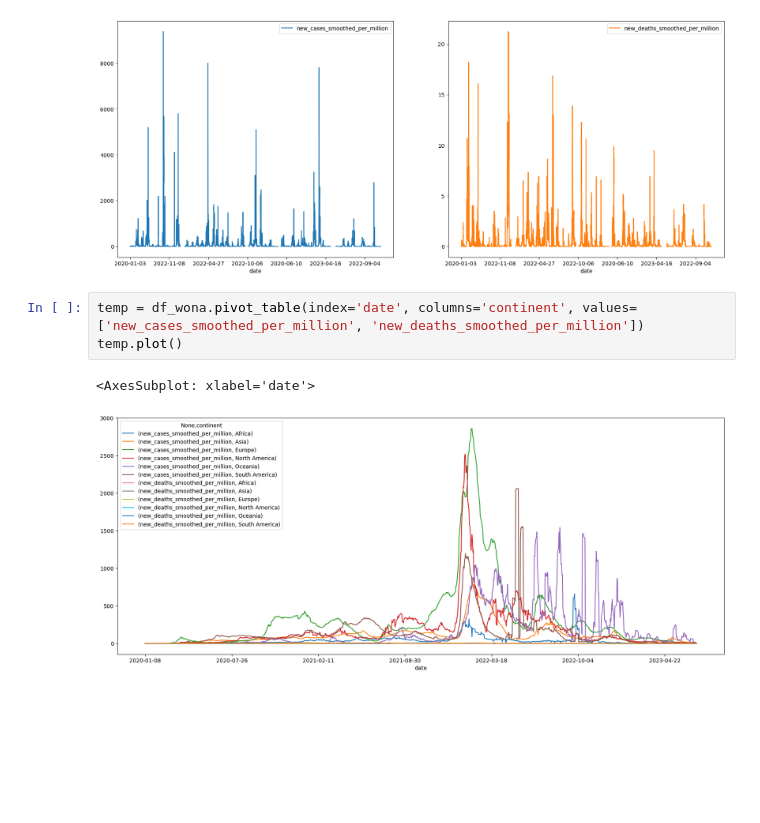
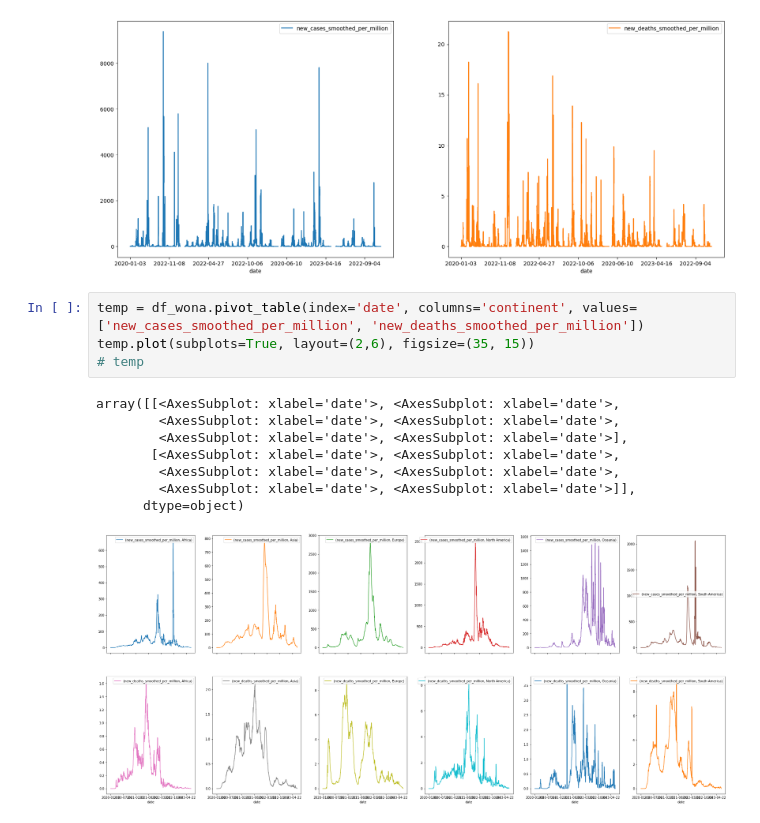
Before and after one commit to antoninchafiol/CoviEDA, a Jupyter notebook: notebook.ipynb, the cells around one changed output. Cells and saved outputs as stored; diff of their text form; blank space fills up the shorter version.

```diff
--- a/notebook.ipynb
+++ b/notebook.ipynb
@@ -193,7 +181,14 @@ array([[<AxesSubplot: xlabel='date'>, <AxesSubplot: xlabel='date'>]],
 [figure]
 # %%
 temp = df_wona.pivot_table(index='date', columns='continent', values=['new_cases_smoothed_per_million', 'new_deaths_smoothed_per_million'])
-temp.plot()
+temp.plot(subplots=True, layout=(2,6), figsize=(35, 15))
+# temp
 # %% [output]
-<AxesSubplot: xlabel='date'>
+array([[<AxesSubplot: xlabel='date'>, <AxesSubplot: xlabel='date'>,
+        <AxesSubplot: xlabel='date'>, <AxesSubplot: xlabel='date'>,
+        <AxesSubplot: xlabel='date'>, <AxesSubplot: xlabel='date'>],
+       [<AxesSubplot: xlabel='date'>, <AxesSubplot: xlabel='date'>,
+        <AxesSubplot: xlabel='date'>, <AxesSubplot: xlabel='date'>,
+        <AxesSubplot: xlabel='date'>, <AxesSubplot: xlabel='date'>]],
+      dtype=object)
-[figure, old version]
+[figure, new version]
```
Also changed, not shown: parts of 2 cells of this notebook.
